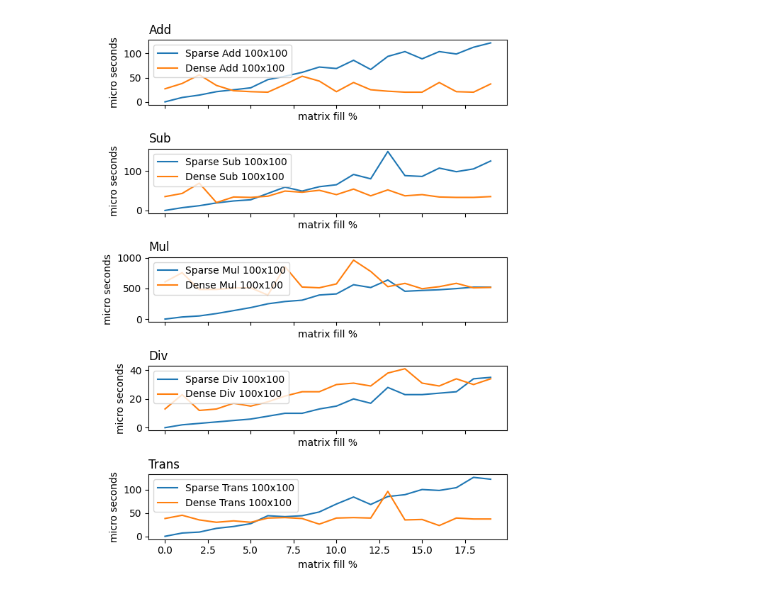
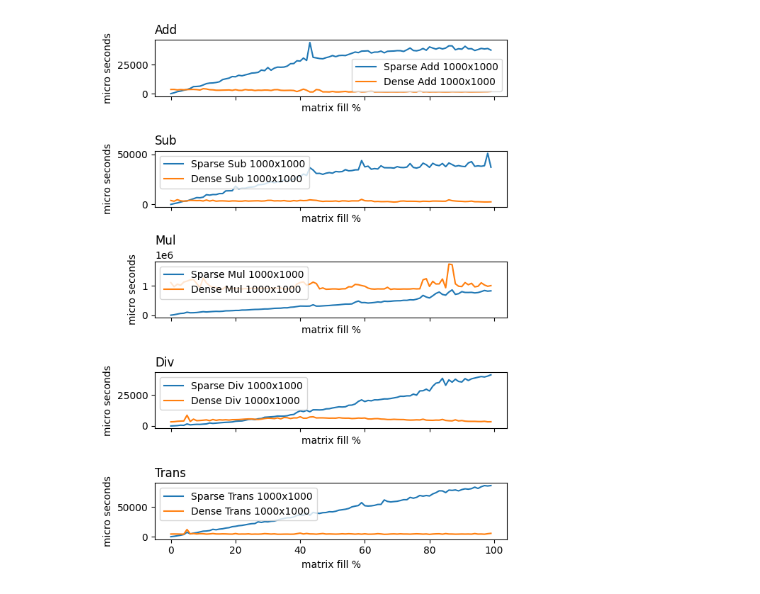
Before and after one commit to YubinMoon/DataStructure-Class5, a Jupyter notebook: 1-Array/analysis.ipynb, the cells around one changed output. Saved outputs shown, nothing was run; the diff lists cells and outputs as text; code cells hidden in the pictures.

```diff
--- a/1-Array/analysis.ipynb
+++ b/1-Array/analysis.ipynb
@@ -160,21 +162,21 @@ show_plot()
 # %%
 def sub(op,ax:plt.Axes):
-    ax.plot(range(30),get_data('100x100',f'Sparse {op}')[:30], label=f"Sparse {op} 100x100")
-    ax.plot(range(30),get_data('100x100',f'Dense {op}')[:30], label=f"Dense {op} 100x100")
+    ax.plot(range(100),get_data('1000x1000',f'Sparse {op}')[:100], label=f"Sparse {op} 1000x1000")
+    ax.plot(range(100),get_data('1000x1000',f'Dense {op}')[:100], label=f"Dense {op} 1000x1000")
     ax.set_title(f"{op}",loc="left")
     ax.set_ylabel("micro seconds")
     ax.set_xlabel('matrix fill %')
     ax.legend()
 
 fig, axes = plt.subplots(nrows=5, ncols=1, figsize=(6,8), sharex=True)
 
 sub('Add',axes[0])
 sub('Sub',axes[1])
 sub('Mul',axes[2])
 sub('Div',axes[3])
 sub('Trans',axes[4])
 
 plt.tight_layout()
 plt.show()
 # %% [output]
-[figure, old version]
+[figure, new version]
```
Also changed, not shown: parts of 6 cells of this notebook, 1 other file.
